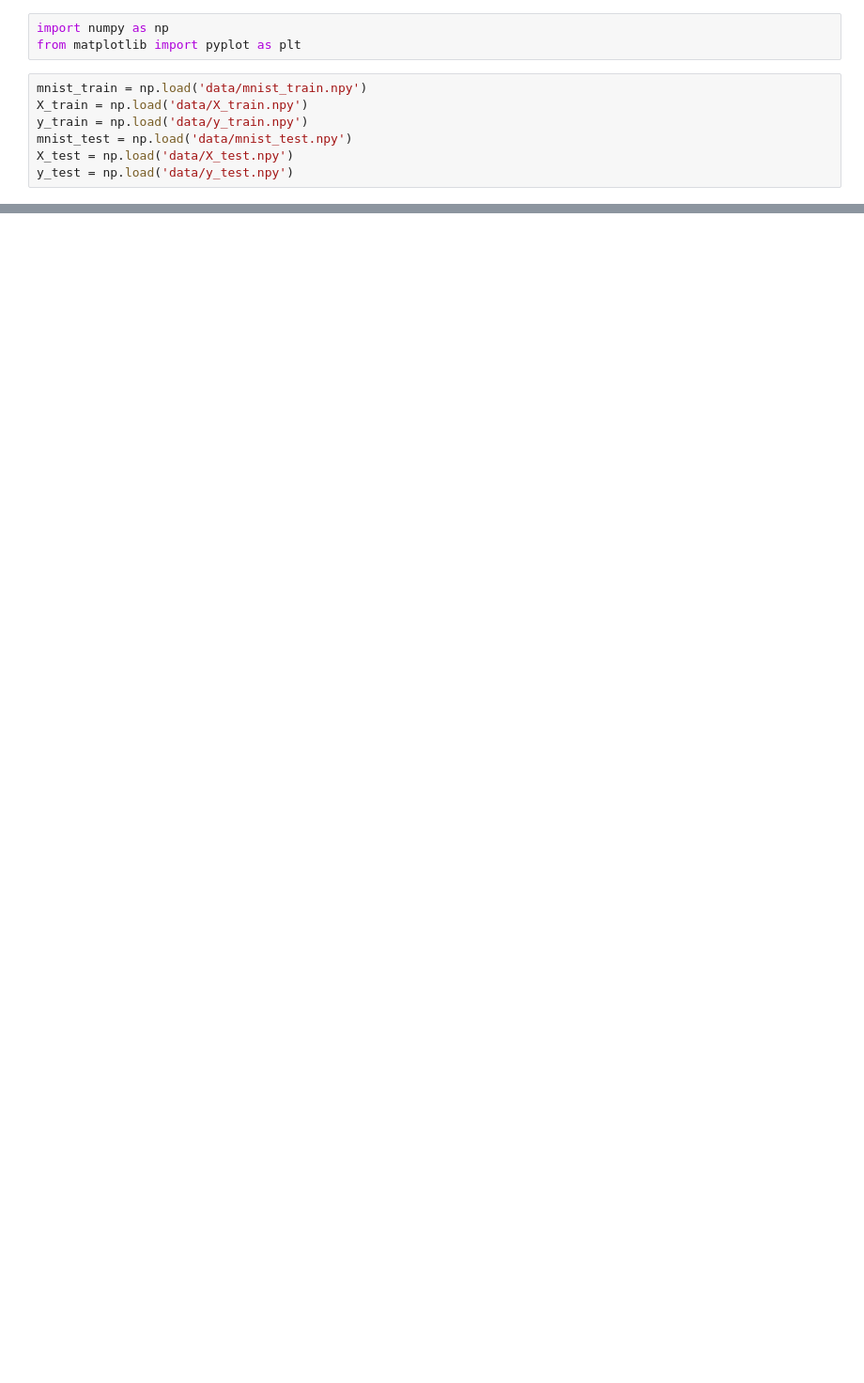
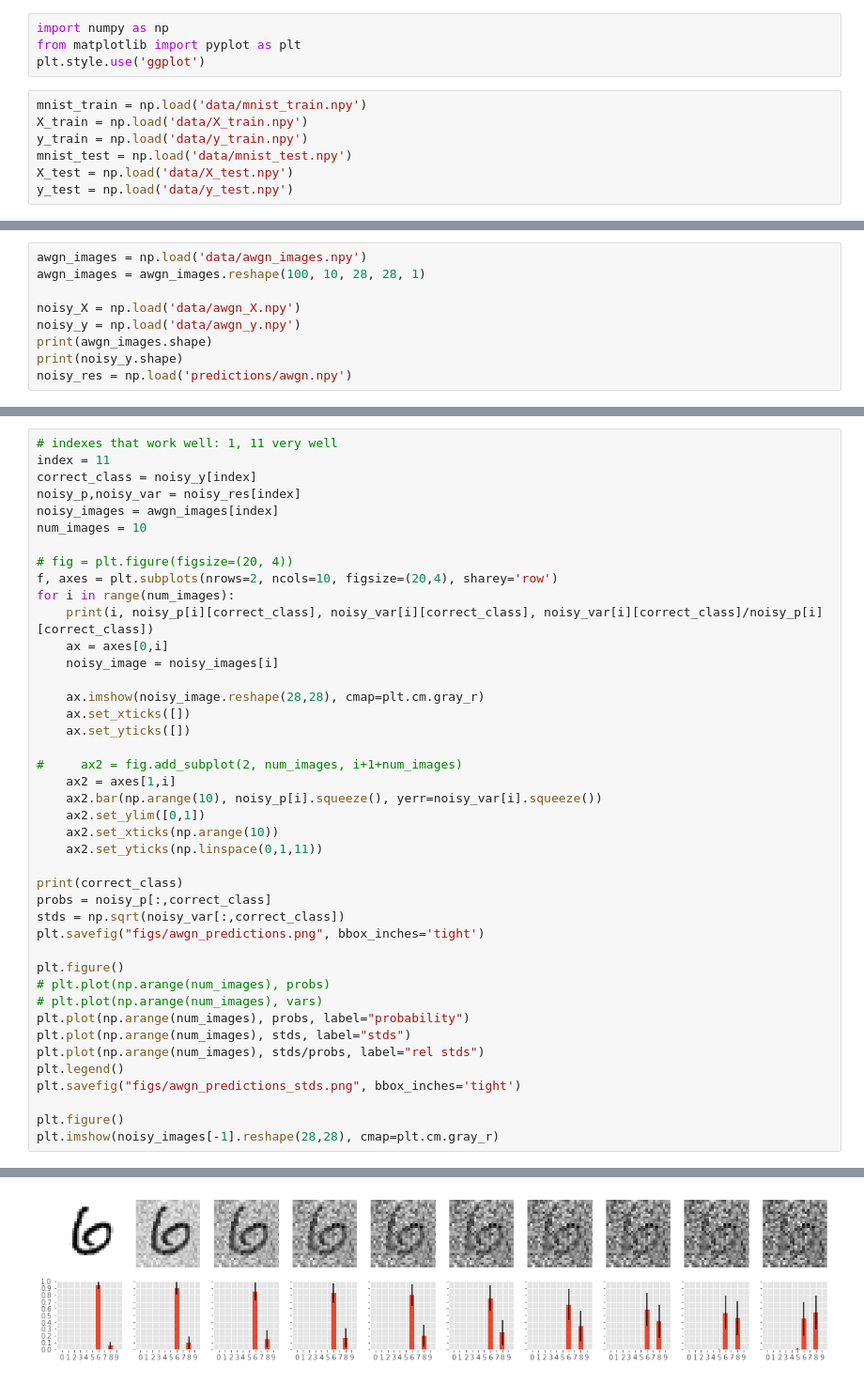
Before and after one commit to seb5666/cnn_gaussian_process_uncertainty, a Jupyter notebook: Disturbed images.ipynb, the cells around one changed output, grey strips where cells are left out. Shown at 94% size. Cells and saved outputs as stored; diff of their text form; blank space fills up the shorter version.

```diff
--- a/Disturbed images.ipynb
+++ b/Disturbed images.ipynb
@@ -1,6 +1,7 @@
 # %%
 import numpy as np
 from matplotlib import pyplot as plt
+plt.style.use('ggplot')
 # %%
 mnist_train = np.load('data/mnist_train.npy')
 X_train = np.load('data/X_train.npy')
@@ -35,0 +12,9 @@ noise = np.random.randn
+# %%
+awgn_images = np.load('data/awgn_images.npy')
+awgn_images = awgn_images.reshape(100, 10, 28, 28, 1)
+
+noisy_X = np.load('data/awgn_X.npy')
+noisy_y = np.load('data/awgn_y.npy')
+print(awgn_images.shape)
+print(noisy_y.shape)
+noisy_res = np.load('predictions/awgn.npy')
@@ -35,0 +33,43 @@ noise = np.random.randn
+# %%
+# indexes that work well: 1, 11 very well
+index = 11
+correct_class = noisy_y[index]
+noisy_p,noisy_var = noisy_res[index]
+noisy_images = awgn_images[index]
+num_images = 10
+
+# fig = plt.figure(figsize=(20, 4))
+f, axes = plt.subplots(nrows=2, ncols=10, figsize=(20,4), sharey='row')
+for i in range(num_images):
+    print(i, noisy_p[i][correct_class], noisy_var[i][correct_class], noisy_var[i][correct_class]/noisy_p[i][correct_class])
+    ax = axes[0,i]
+    noisy_image = noisy_images[i]
+
+    ax.imshow(noisy_image.reshape(28,28), cmap=plt.cm.gray_r)
+    ax.set_xticks([])
+    ax.set_yticks([])
+
+#     ax2 = fig.add_subplot(2, num_images, i+1+num_images)
+    ax2 = axes[1,i]
+    ax2.bar(np.arange(10), noisy_p[i].squeeze(), yerr=noisy_var[i].squeeze())
+    ax2.set_ylim([0,1])
+    ax2.set_xticks(np.arange(10))
+    ax2.set_yticks(np.linspace(0,1,11))
+
+print(correct_class)
+probs = noisy_p[:,correct_class]
+stds = np.sqrt(noisy_var[:,correct_class])
+plt.savefig("figs/awgn_predictions.png", bbox_inches='tight')
+
+plt.figure()
+# plt.plot(np.arange(num_images), probs)
+# plt.plot(np.arange(num_images), vars)
+plt.plot(np.arange(num_images), probs, label="probability")
+plt.plot(np.arange(num_images), stds, label="stds")
+plt.plot(np.arange(num_images), stds/probs, label="rel stds")
+plt.legend()
+plt.savefig("figs/awgn_predictions_stds.png", bbox_inches='tight')
+
+plt.figure()
+plt.imshow(noisy_images[-1].reshape(28,28), cmap=plt.cm.gray_r)
+# %% [output]
@@ -35,0 +88 @@ noise = np.random.randn
+[figure, added]
```
Also changed, not shown: parts of 5 cells of this notebook, 17 other files.
